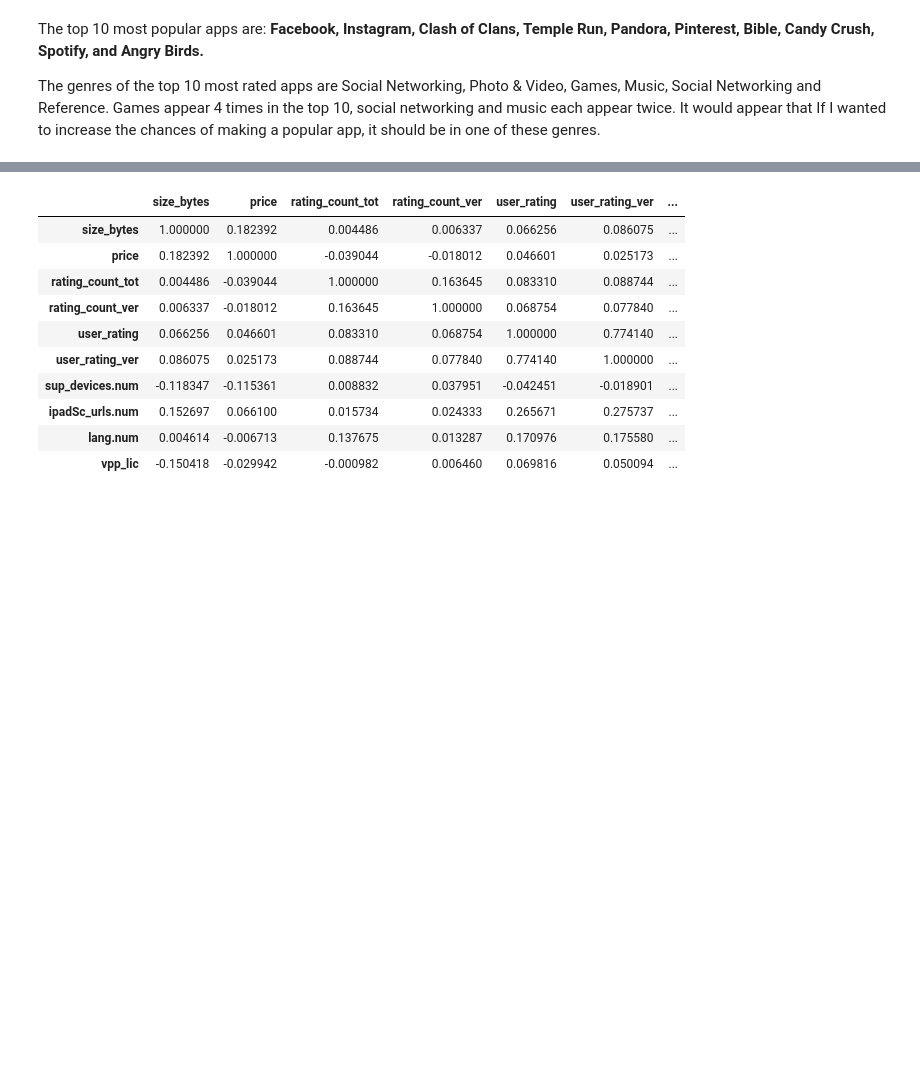
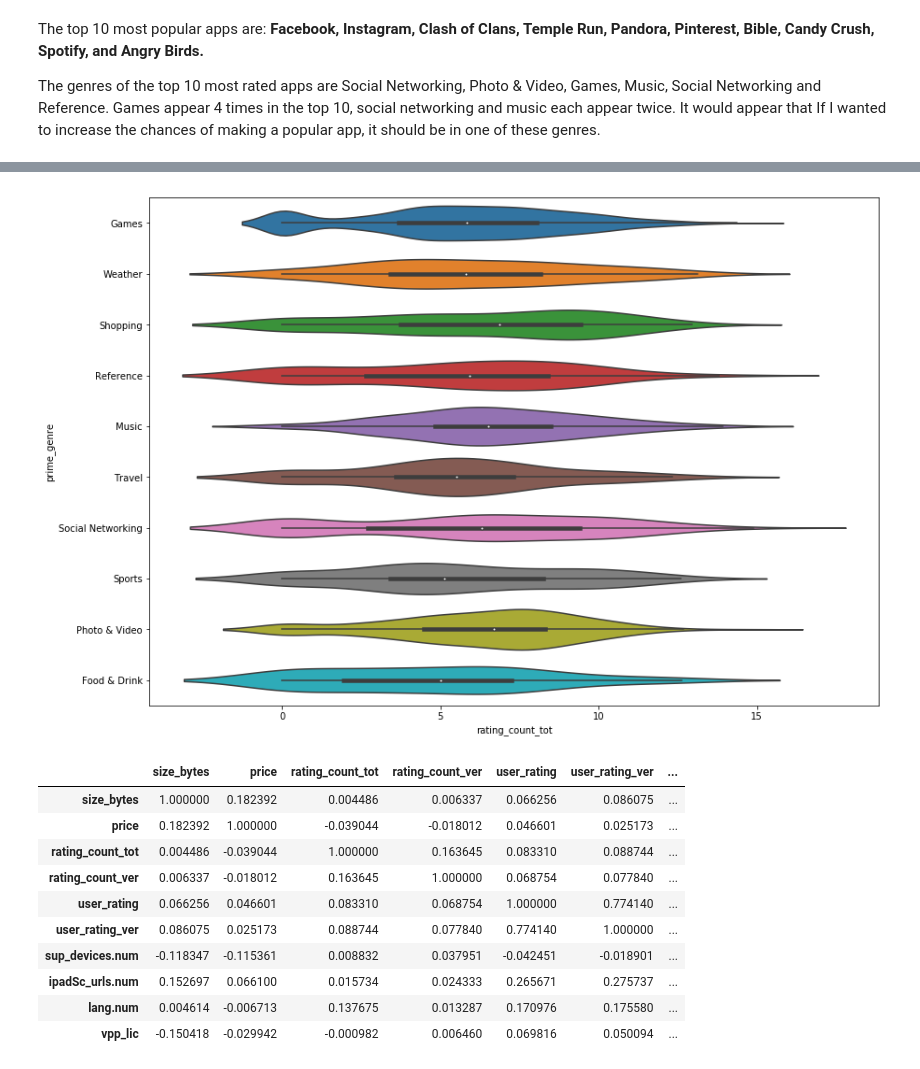
Before and after one commit to cgman64/apple-store-analysis, a Jupyter notebook: appStoreAnalysis.ipynb, the cells around one changed output, grey strips where cells are left out. Saved outputs shown, nothing was run; the diff lists cells and outputs as text; code cells hidden in the pictures; blank space fills up the shorter version.

```diff
--- a/appStoreAnalysis.ipynb
+++ b/appStoreAnalysis.ipynb
@@ -107,0 +120,5 @@ The genres of the top 10 most rated apps are Social Networking, Photo & Video, G
+# %%
+genre_tot_ratings=store[['prime_genre','rating_count_tot']].groupby(by='prime_genre',as_index=False).mean().round(2)\
+.rename(columns={'rating_count_tot':'average rating_count_tot'})
+top_genres=genre_tot_ratings.sort_values(by='average rating_count_tot',ascending=False).head(10)
+top_genres
@@ -108,3 +137,15 @@ The genres of the top 10 most rated apps are Social Networking, Photo & Video, G
+# %%
+top_genres.prime_genre.values
+store_filtered=store[store.prime_genre.isin(top_genres.prime_genre.values)]
+store_filtered.rating_count_tot=np.log(store_filtered.rating_count_tot+1)
+plt.figure(figsize=(14,10))
+sns.violinplot(y='prime_genre',x='rating_count_tot',data=store_filtered)
+
+
+
+plt.show()
+# %% [output]
+[figure, added]
 # %%
 import seaborn as sns
 
```
Also changed, not shown: parts of 6 cells of this notebook.
